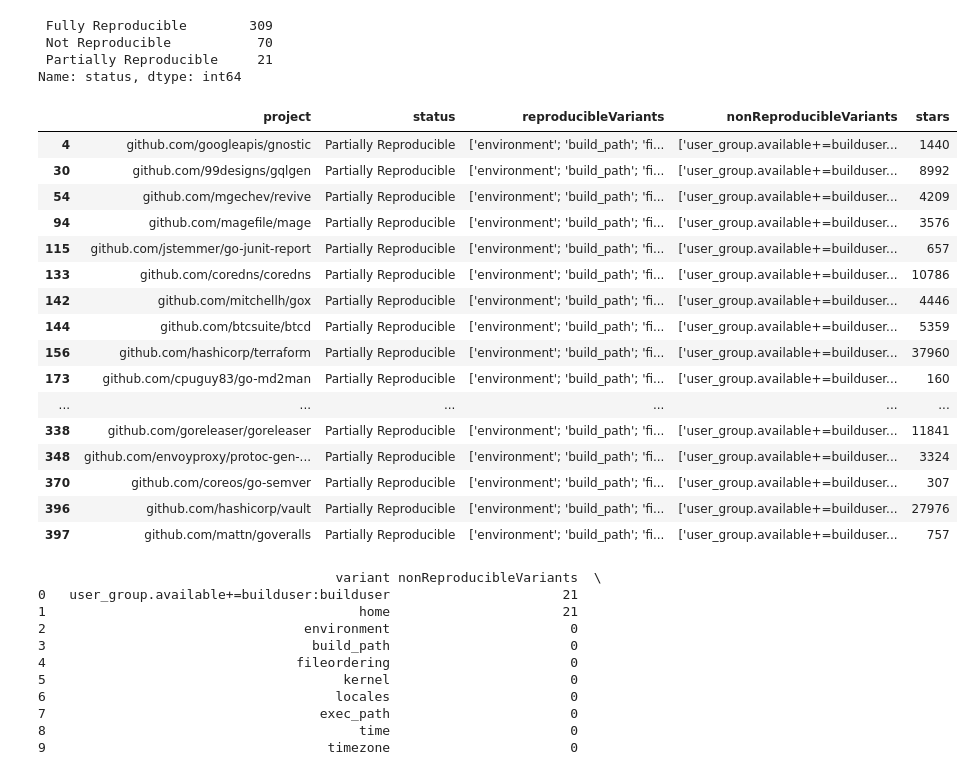
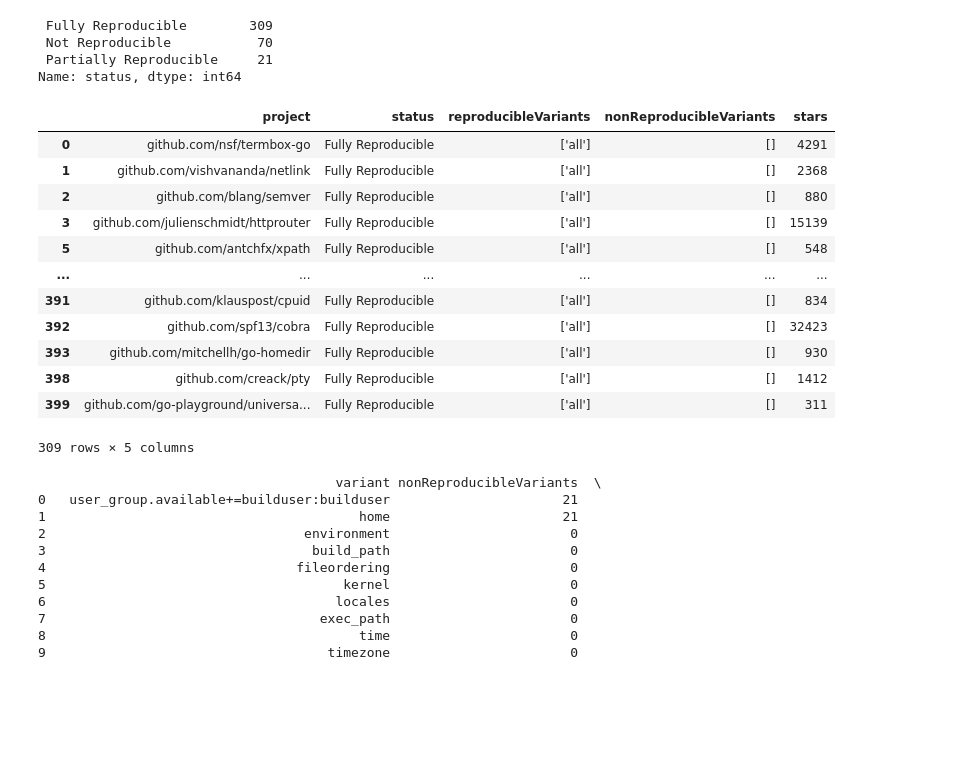
Before and after one commit to DEVSOG12/mavenRepoTest, a Jupyter notebook: analyzingData/index.ipynb, the cells around one changed output. Saved outputs shown, nothing was run; the diff lists cells and outputs as text; code cells hidden in the pictures; blank space fills up the shorter version.

```diff
--- a/analyzingData/index.ipynb
+++ b/analyzingData/index.ipynb
@@ -155,25 +155,21 @@ goDataframe['status'].value_counts()
 Name: status, dtype: int64
 # %%
 # List of Partially Reproducible projects Go
-goDataframe.loc[goDataframe['status'].str.strip() == 'Partially Reproducible']
+goDataframe.loc[goDataframe['status'].str.strip() == 'Fully Reproducible']
 # %% [output]
 |  | project | status | reproducibleVariants | nonReproducibleVariants | stars |
-| 4 | github.com/googleapis/gnostic | Partially Reproducible | ['environment'; 'build_path'; 'fi... | ['user_group.available+=builduser... | 1440 |
-| 30 | github.com/99designs/gqlgen | Partially Reproducible | ['environment'; 'build_path'; 'fi... | ['user_group.available+=builduser... | 8992 |
-| 54 | github.com/mgechev/revive | Partially Reproducible | ['environment'; 'build_path'; 'fi... | ['user_group.available+=builduser... | 4209 |
-| 94 | github.com/magefile/mage | Partially Reproducible | ['environment'; 'build_path'; 'fi... | ['user_group.available+=builduser... | 3576 |
-| 115 | github.com/jstemmer/go-junit-report | Partially Reproducible | ['environment'; 'build_path'; 'fi... | ['user_group.available+=builduser... | 657 |
-| 133 | github.com/coredns/coredns | Partially Reproducible | ['environment'; 'build_path'; 'fi... | ['user_group.available+=builduser... | 10786 |
-| 142 | github.com/mitchellh/gox | Partially Reproducible | ['environment'; 'build_path'; 'fi... | ['user_group.available+=builduser... | 4446 |
-| 144 | github.com/btcsuite/btcd | Partially Reproducible | ['environment'; 'build_path'; 'fi... | ['user_group.available+=builduser... | 5359 |
-| 156 | github.com/hashicorp/terraform | Partially Reproducible | ['environment'; 'build_path'; 'fi... | ['user_group.available+=builduser... | 37960 |
-| 173 | github.com/cpuguy83/go-md2man | Partially Reproducible | ['environment'; 'build_path'; 'fi... | ['user_group.available+=builduser... | 160 |
+| 0 | github.com/nsf/termbox-go | Fully Reproducible | ['all'] | [] | 4291 |
+| 1 | github.com/vishvananda/netlink | Fully Reproducible | ['all'] | [] | 2368 |
+| 2 | github.com/blang/semver | Fully Reproducible | ['all'] | [] | 880 |
+| 3 | github.com/julienschmidt/httprouter | Fully Reproducible | ['all'] | [] | 15139 |
+| 5 | github.com/antchfx/xpath | Fully Reproducible | ['all'] | [] | 548 |
 | ... | ... | ... | ... | ... | ... |
-| 338 | github.com/goreleaser/goreleaser | Partially Reproducible | ['environment'; 'build_path'; 'fi... | ['user_group.available+=builduser... | 11841 |
-| 348 | github.com/envoyproxy/protoc-gen-... | Partially Reproducible | ['environment'; 'build_path'; 'fi... | ['user_group.available+=builduser... | 3324 |
-| 370 | github.com/coreos/go-semver | Partially Reproducible | ['environment'; 'build_path'; 'fi... | ['user_group.available+=builduser... | 307 |
-| 396 | github.com/hashicorp/vault | Partially Reproducible | ['environment'; 'build_path'; 'fi... | ['user_group.available+=builduser... | 27976 |
-| 397 | github.com/mattn/goveralls | Partially Reproducible | ['environment'; 'build_path'; 'fi... | ['user_group.available+=builduser... | 757 |
+| 391 | github.com/klauspost/cpuid | Fully Reproducible | ['all'] | [] | 834 |
+| 392 | github.com/spf13/cobra | Fully Reproducible | ['all'] | [] | 32423 |
+| 393 | github.com/mitchellh/go-homedir | Fully Reproducible | ['all'] | [] | 930 |
+| 398 | github.com/creack/pty | Fully Reproducible | ['all'] | [] | 1412 |
+| 399 | github.com/go-playground/universa... | Fully Reproducible | ['all'] | [] | 311 |
+309 rows × 5 columns
 # %%
 from pandas import DataFrame
 
```
Also changed, not shown: 8 other files.
